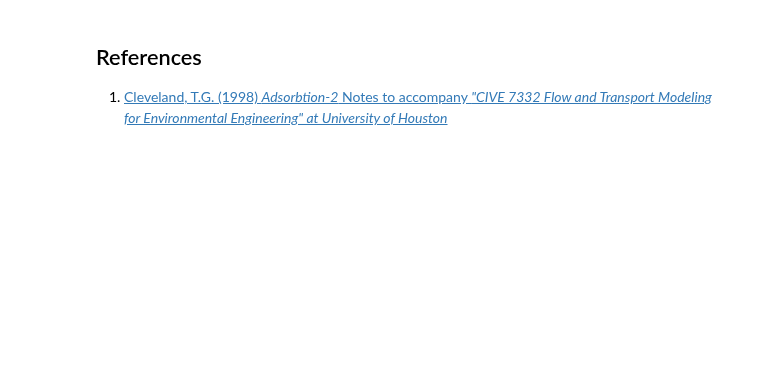
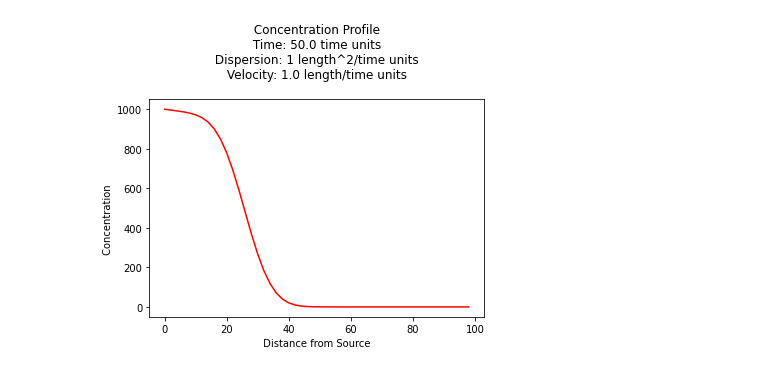
Before and after one commit to dustykat/ce-5364-webroot, a Jupyter notebook: ce5364notes/_build/jupyter_execute/chapters/8reactivetransport/7decay.ipynb, the cells around one changed output. Drawn from its saved outputs; the diff is of its cells as text; code cells hidden in the pictures; blank space fills up the shorter version.

Commit message:
unsat notes

```diff
--- a/ce5364notes/_build/jupyter_execute/chapters/8reactivetransport/7decay.ipynb
+++ b/ce5364notes/_build/jupyter_execute/chapters/8reactivetransport/7decay.ipynb
@@ -50,4 +71,0 @@ Obviously other reactions can be included - they simply appear as a source/sink
-# %% [markdown]
-## References
-
-1. [Cleveland, T.G. (1998) *Adsorbtion-2* Notes to accompany *"CIVE 7332 Flow and Transport Modeling for Environmental Engineering" at University of Houston*](http://54.243.252.9/ce-5364-webroot/3-Readings/adsorb_2.pdf)
@@ -53,0 +95,40 @@ Obviously other reactions can be included - they simply appear as a source/sink
+# %%
+#
+# example inputs
+#
+c_source = 1000.0 # source concentration
+space = 100.      # how far in X-direction to extend the plot
+time  = 50.       # time since release
+dispersion = 1 # dispersion coefficient
+velocity = 1.0    # pore velocity
+retardation = 2.0
+decay = 0.001
+#
+# forward define and initialize vectors for a profile plot
+#
+how_many_points = 50
+deltax = space/how_many_points
+x = [i*deltax for i in range(how_many_points)] # constructor notation
+c = [0.0 for i in range(how_many_points)]      # constructor notation
+#
+# build the profile predictions
+#
+for i in range(0,how_many_points,1):
+    c[i] = c1dadrd(c_source,x[i],time,dispersion,velocity,retardation,decay)
+#
+# Import graphics routines for picture making
+#
+from matplotlib import pyplot as plt
+#
+# Build and Render the Plot
+#
+plt.plot(x,c, color='red', linestyle = 'solid')  # make the plot object
+plt.title(" Concentration Profile \n Time: " + repr(time) + " time units \n" + " Dispersion: " + repr(dispersion) + " length^2/time units \n" + " Velocity: " + repr(velocity) + " length/time units \n") # caption the plot object
+plt.xlabel(" Distance from Source ") # label x-axis
+plt.ylabel(" Concentration        ") # label y-axis
+#plt.savefig("ogatabanksplot.png") # optional generates just a plot for embedding into a report
+plt.show() # plot to stdio -- has to be last call as it kills prior objects
+plt.close('all') # needed when plt.show call not invoked, optional here
+#sys.exit() # used to elegant exit for CGI-BIN use
+# %% [output]
+[figure, added]
```
Also changed, not shown: parts of 7 cells of this notebook, 33 other files.
